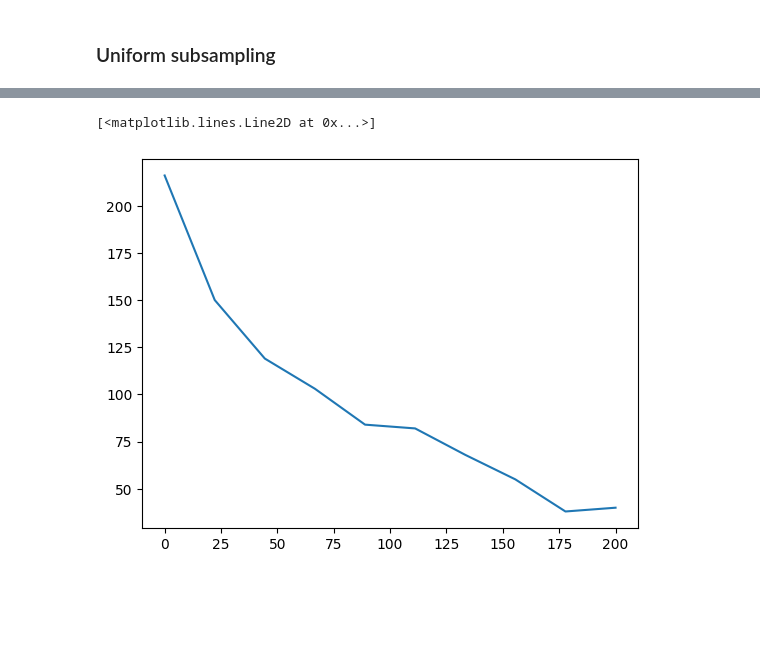
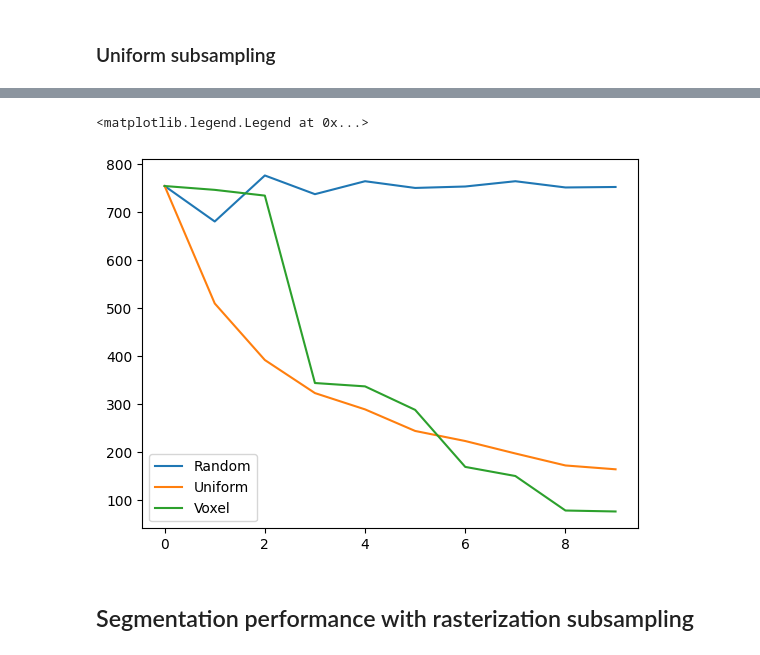
Before and after one commit to LRMPUT/internship_enssat_put, a Jupyter notebook: benchmark.ipynb, the cells around one changed output, grey strips where cells are left out. Drawn from its saved outputs; the diff is of its cells as text; code cells hidden in the pictures; blank space fills up the shorter version.

```diff
--- a/benchmark.ipynb
+++ b/benchmark.ipynb
@@ -89,5 +93,4 @@ WARNING:root:(--no-confirm) enabled, skip the question
 ... (7 outputs left out)
 # %%
 x = steps
-y = [list(r.values())[0] for r in res]
-plt.plot(x, y)
+subsampling_voxel_y = [list(r.values())[0] for r in res]
@@ -175,5 +175,4 @@ Running step [6/10]
 ... (8 outputs left out)
 # %%
 x = steps
-y = [list(r.values())[0] for r in res]
-plt.plot(x, y)
+subsampling_random_y = [list(r.values())[0] for r in res]
@@ -264,8 +260,15 @@ Running step [6/10]
 ... (8 outputs left out)
 # %%
 x = steps
-y = [list(r.values())[0] for r in res]
-plt.plot(x, y)
+subsampling_uniform_y = [list(r.values())[0] for r in res]
-# %% [output]
-[<matplotlib.lines.Line2D at 0x...>]
-[figure, removed]
+# %%
+x = [x for x in range(0, 10)]
+plt.plot(x, subsampling_random_y)
+plt.plot(x, subsampling_uniform_y)
+plt.plot(x, subsampling_voxel_y)
+plt.legend(["Random", "Uniform", "Voxel"])
+# %% [output]
+<matplotlib.legend.Legend at 0x...>
+[figure, added]
+# %% [markdown]
+## Segmentation performance with rasterization subsampling
```
Also changed, not shown: parts of 14 cells of this notebook, 2 other files.
